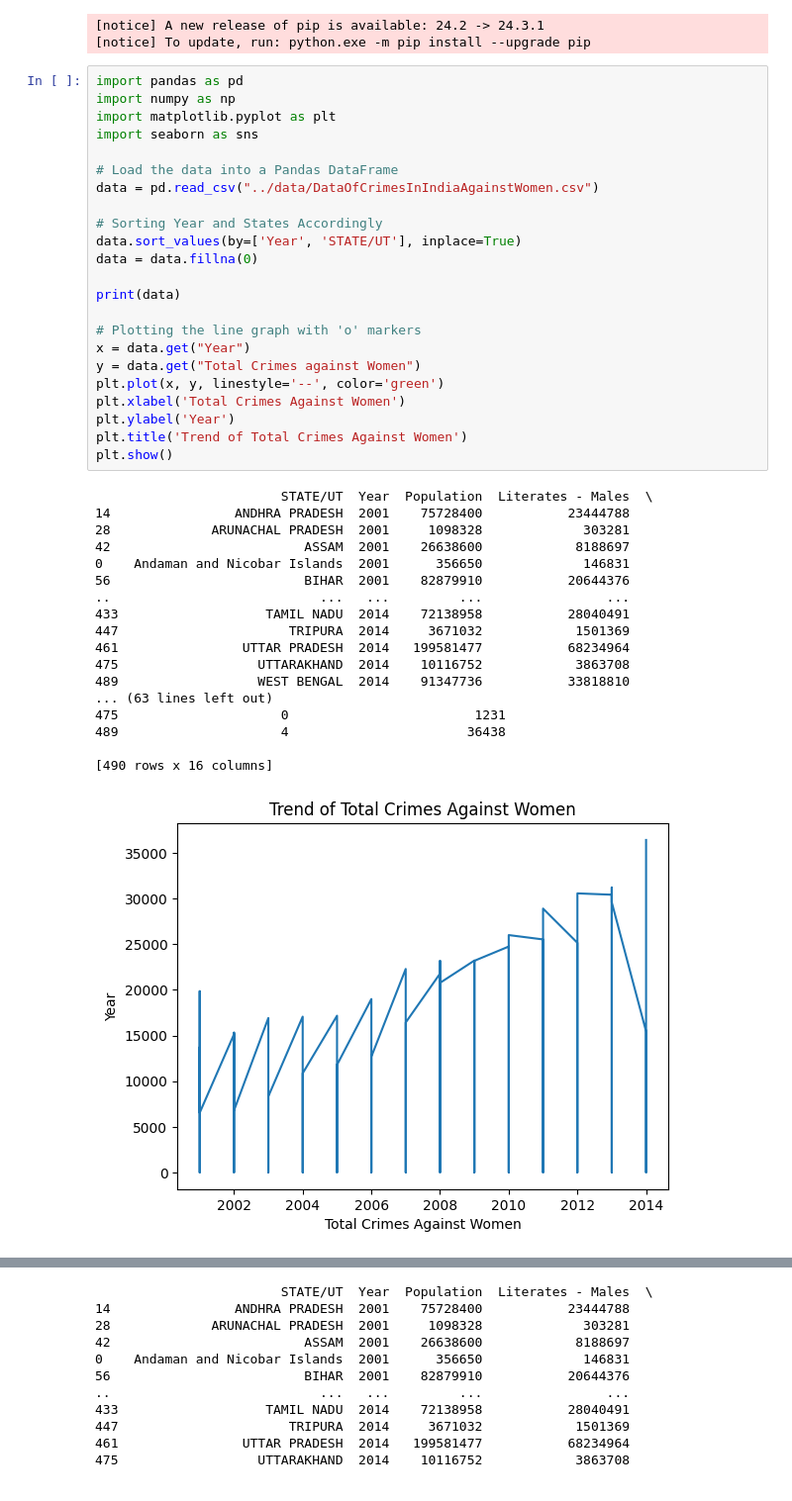
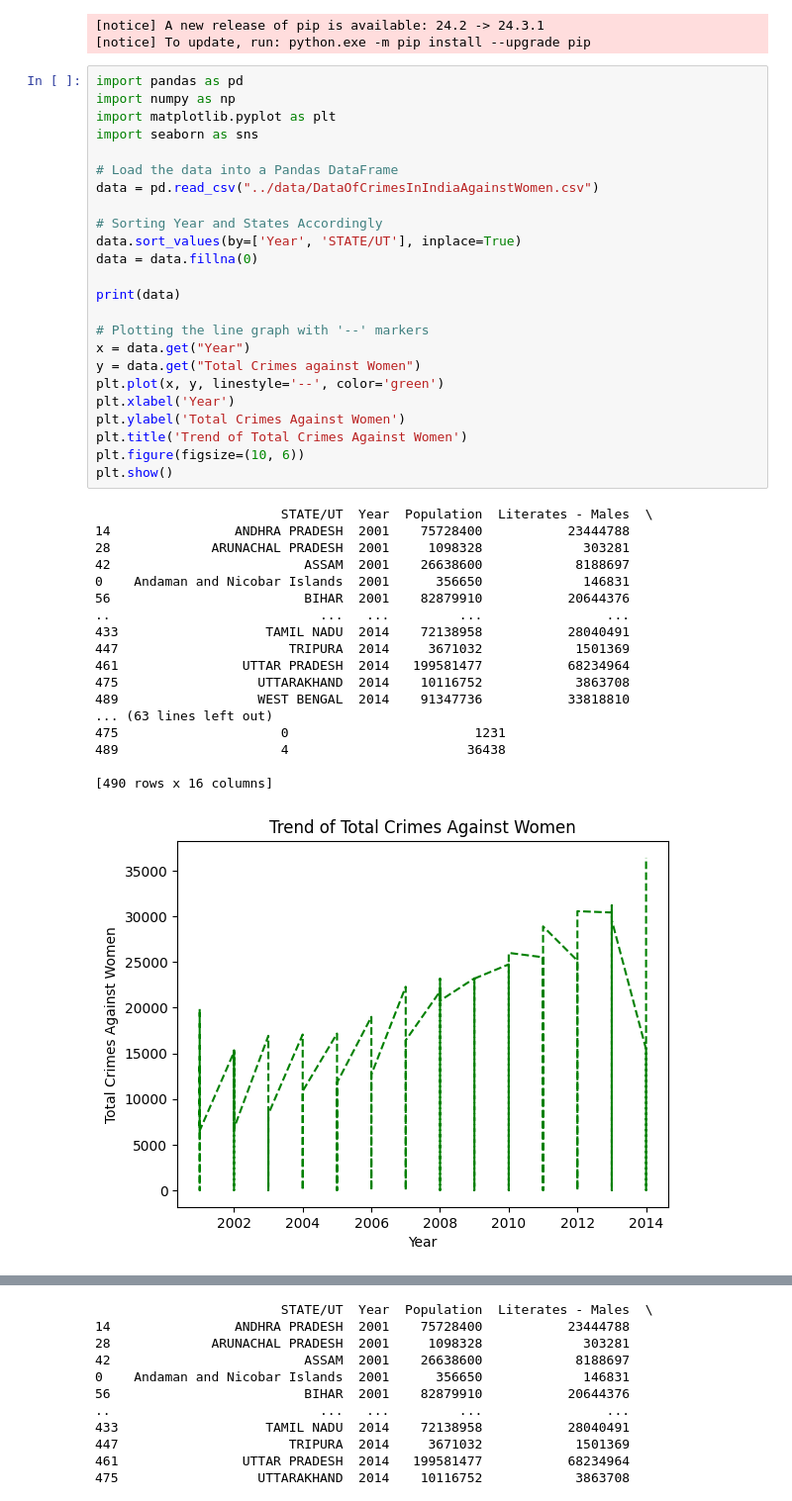
Before and after one commit to yashvardhan3105/data-analysis-python, a Jupyter notebook: code/crime.ipynb, the cells around one changed output, grey strips where cells are left out. Shown: that part at 99% size. Drawn from its saved outputs; the diff is of its cells as text.

```diff
--- a/code/crime.ipynb
+++ b/code/crime.ipynb
@@ -88,34 +88,35 @@ data = pd.read_csv("../data/DataOfCrimesInIndiaAgainstWomen.csv")
 
 # Sorting Year and States Accordingly
 data.sort_values(by=['Year', 'STATE/UT'], inplace=True)
 data = data.fillna(0)
 
 print(data)
 
-# Plotting the line graph with 'o' markers
+# Plotting the line graph with '--' markers
 x = data.get("Year")
 y = data.get("Total Crimes against Women")
 plt.plot(x, y, linestyle='--', color='green')
-plt.xlabel('Total Crimes Against Women')
-plt.ylabel('Year')
+plt.xlabel('Year')
+plt.ylabel('Total Crimes Against Women')
 plt.title('Trend of Total Crimes Against Women')
+plt.figure(figsize=(10, 6))
 plt.show()
 # %% [output]
                         STATE/UT  Year  Population  Literates - Males  \
 14                ANDHRA PRADESH  2001    75728400           23444788
 28             ARUNACHAL PRADESH  2001     1098328             303281
 42                         ASSAM  2001    26638600            8188697
 0    Andaman and Nicobar Islands  2001      356650             146831
 56                         BIHAR  2001    82879910           20644376
 ..                           ...   ...         ...                ...
 433                   TAMIL NADU  2014    72138958           28040491
 447                      TRIPURA  2014     3671032            1501369
 461                UTTAR PRADESH  2014   199581477           68234964
 475                  UTTARAKHAND  2014    10116752            3863708
 489                  WEST BENGAL  2014    91347736           33818810
 ... (63 lines left out)
 475                     0                        1231
 489                     4                       36438
 
 [490 rows x 16 columns]
-[figure, old version]
+[figure, new version]
```
Also changed, not shown: parts of 1 cell of this notebook.
